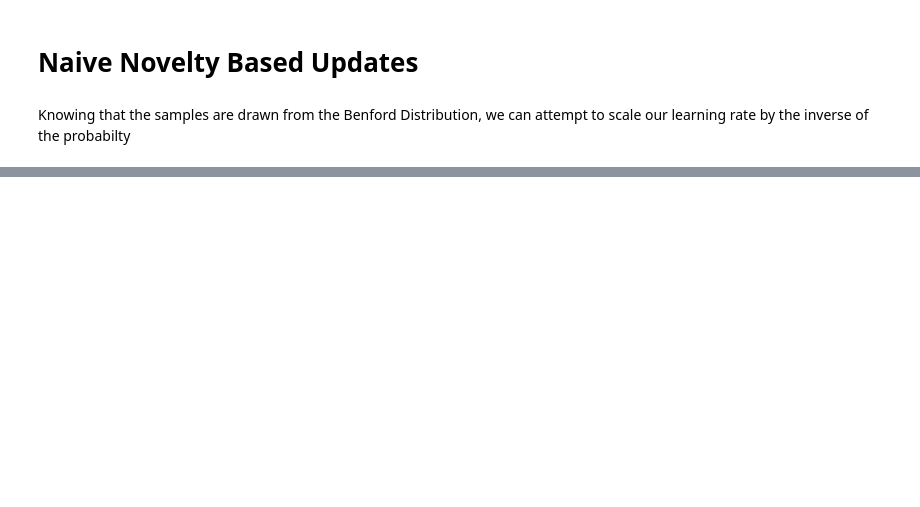
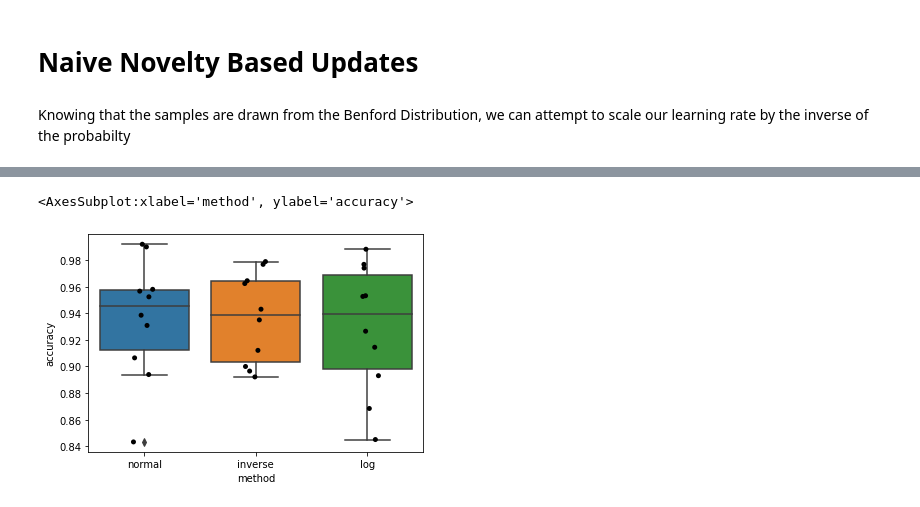
Before and after one commit to akshay-jaggi/novelty, a Jupyter notebook: notebooks/02_novelty_sensitive_models.ipynb, the cells around one changed output, grey strips where cells are left out. Drawn from its saved outputs; the diff is of its cells as text; code cells hidden in the pictures; blank space fills up the shorter version.

```diff
--- a/notebooks/02_novelty_sensitive_models.ipynb
+++ b/notebooks/02_novelty_sensitive_models.ipynb
@@ -77,2 +130,18 @@ for epoch in tqdm(range(1, epochs + 1)):
 # %%
-plot_accs(train_accs)
+train_results = pd.DataFrame({
+    'normal':train_accs_normal[-1],
+    'inverse':train_accs_inverse[-1],
+    'log':train_accs_log[-1]
+})
+results_melted = train_results.melt(var_name='method',value_name='accuracy')
+# %%
+sns.boxplot(x = "method",
+            y = "accuracy",
+            data = results_melted)
+sns.stripplot(x = "method",
+              y = "accuracy",
+              color = 'black',
+              data = results_melted)
+# %% [output]
+<AxesSubplot:xlabel='method', ylabel='accuracy'>
+[figure, added]
```
Also changed, not shown: parts of 24 cells of this notebook, 1 other file.
